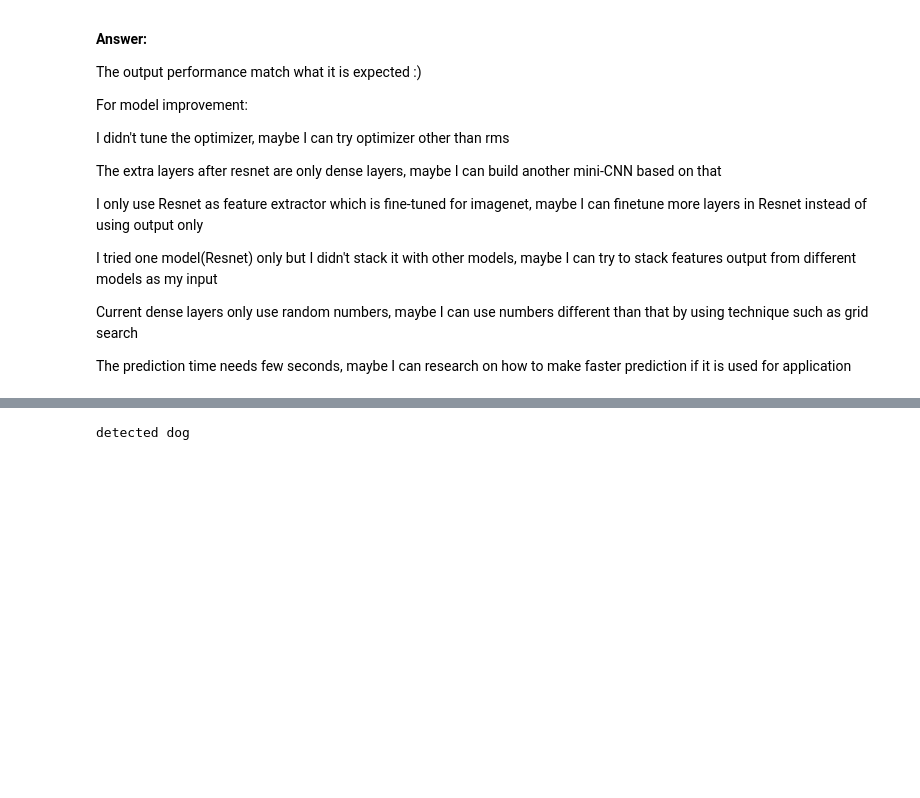
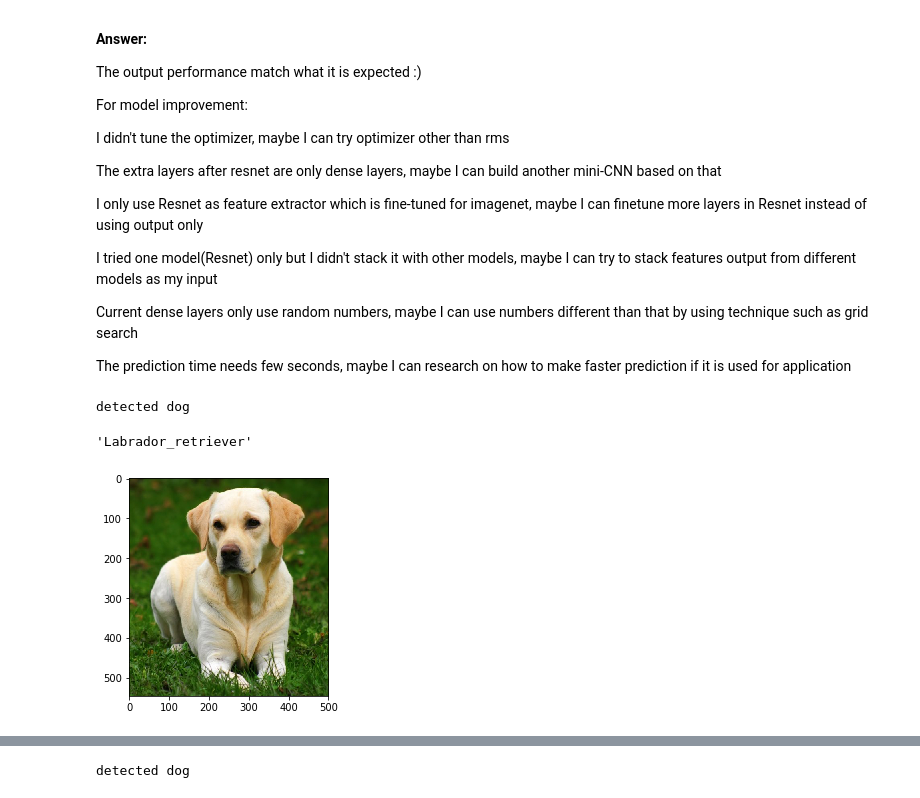
Before and after one commit to G-Hung/MLND, a Jupyter notebook: p5_dogproject/dog_app.ipynb, the cells around one changed output, grey strips where cells are left out. Drawn from its saved outputs; the diff is of its cells as text; code cells hidden in the pictures; blank space fills up the shorter version.

```diff
--- a/p5_dogproject/dog_app.ipynb
+++ b/p5_dogproject/dog_app.ipynb
@@ -838,6 +839,12 @@ different models as my input
 Current dense layers only use random numbers, maybe I can use numbers different than that by using technique such as grid search
 
 The prediction time needs few seconds, maybe I can research on how to make faster prediction if it is used for application
+# %%
+predict_breed('images/Labrador_retriever_06457.jpg')
+# %% [output]
+detected dog
+'Labrador_retriever'
+[figure, added]
 # %%
 predict_breed('lfw/Abdel_Aziz_Al-Hakim/Abdel_Aziz_Al-Hakim_0001.jpg')
 # %% [output]
```
Also changed, not shown: parts of 17 cells of this notebook.
